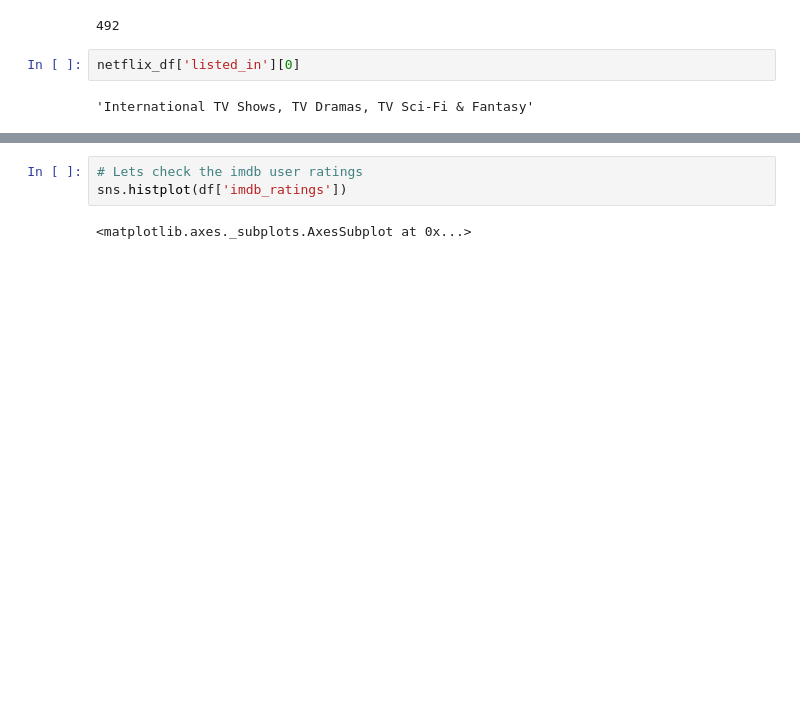
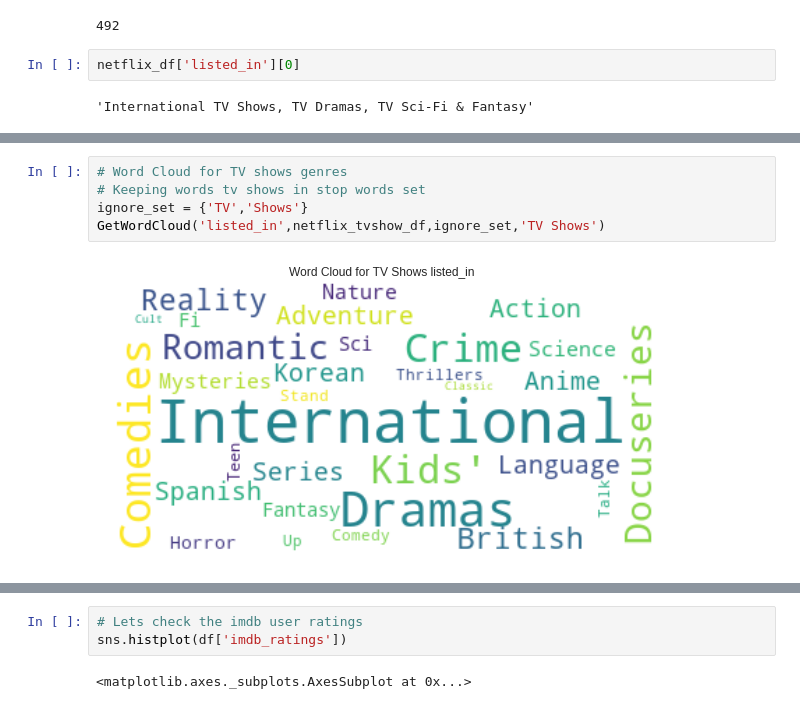
Before and after one commit to palash-21/Netflix-Movies-And-TV-Shows-Clustering, a Jupyter notebook: NETFLIX_MOVIES_AND_TV_SHOWS_CLUSTERING.ipynb, the cells around one changed output, grey strips where cells are left out. Saved outputs shown, nothing was run; the diff lists cells and outputs as text; blank space fills up the shorter version.

```diff
--- a/NETFLIX_MOVIES_AND_TV_SHOWS_CLUSTERING.ipynb
+++ b/NETFLIX_MOVIES_AND_TV_SHOWS_CLUSTERING.ipynb
@@ -412,0 +556,7 @@ count of tv/movie,
+# %%
+# Word Cloud for TV shows genres
+# Keeping words tv shows in stop words set
+ignore_set = {'TV','Shows'}
+GetWordCloud('listed_in',netflix_tvshow_df,ignore_set,'TV Shows')
+# %% [output]
+[figure, added]
```
Also changed, not shown: parts of 68 cells of this notebook.
